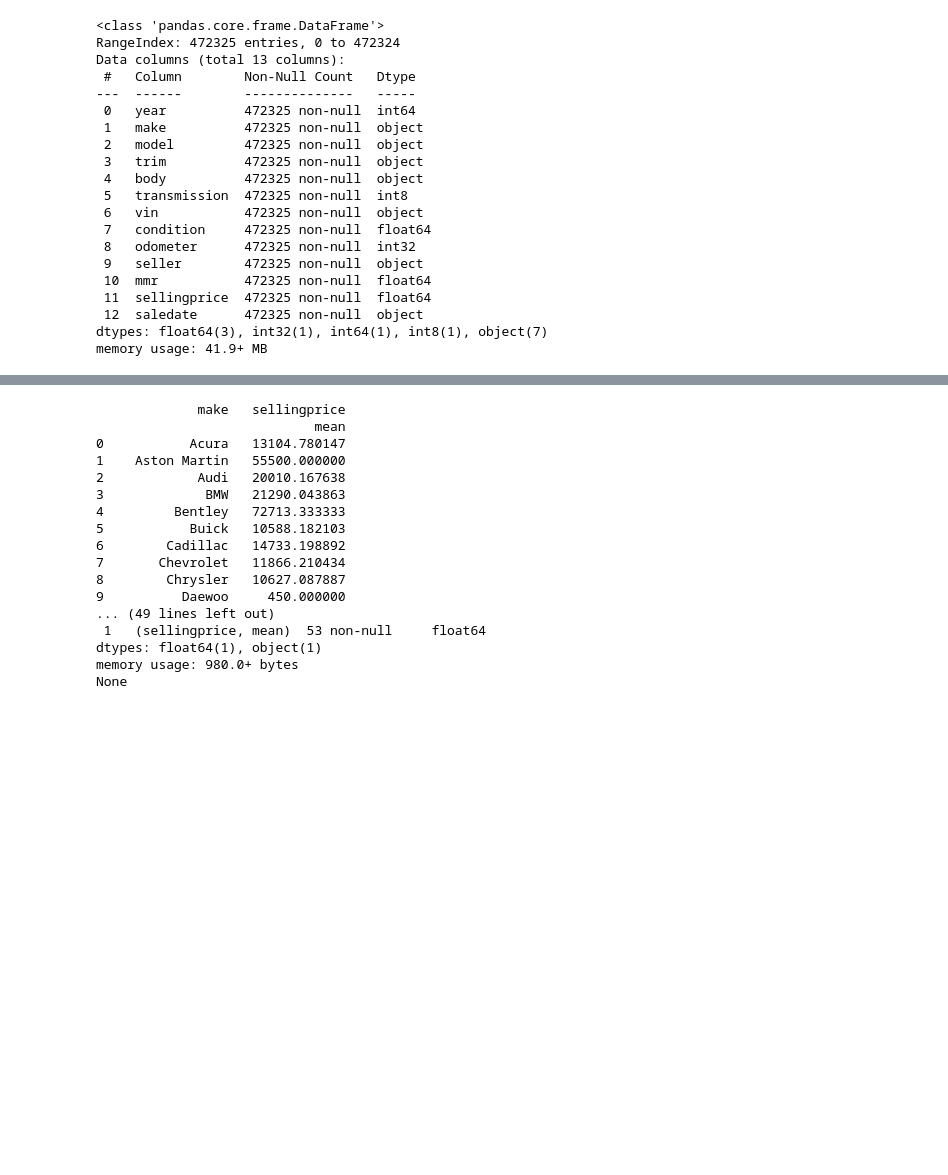
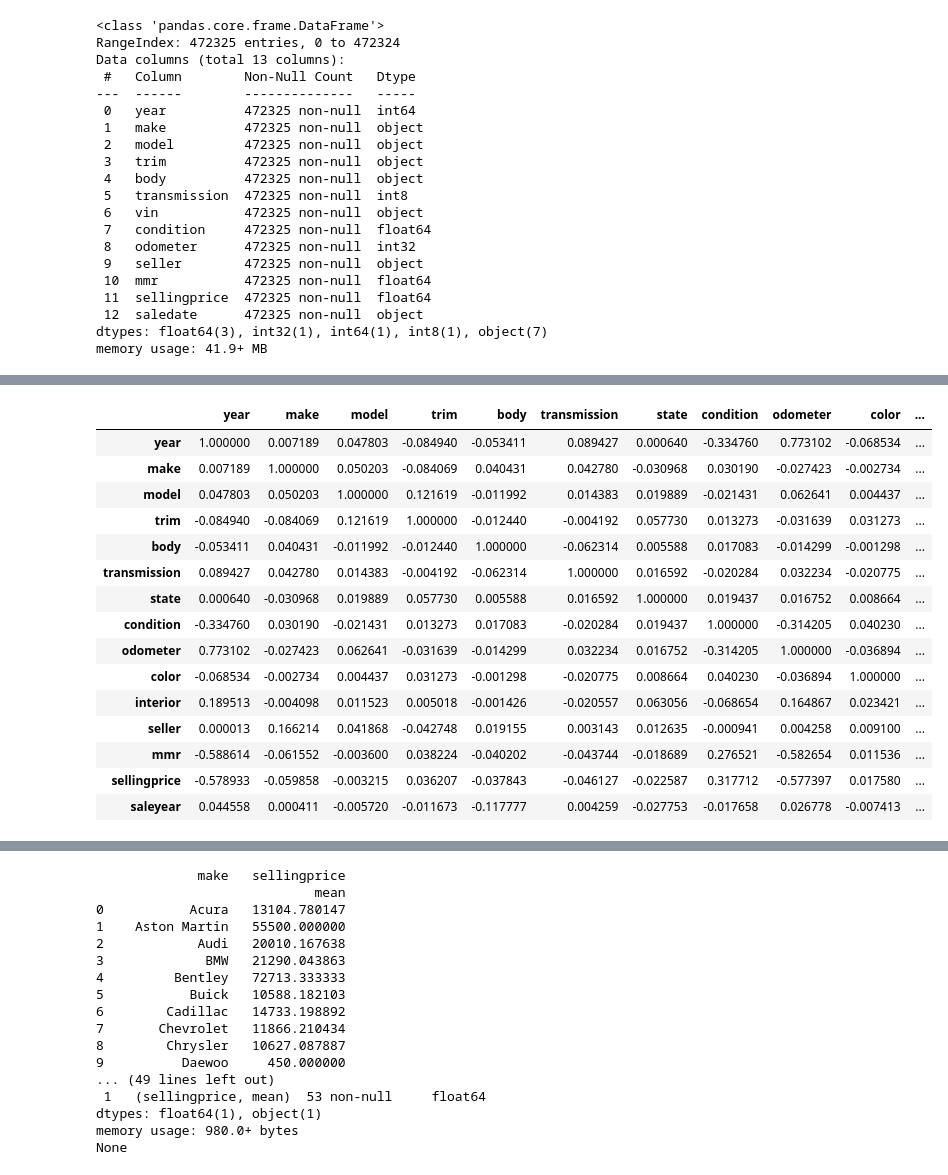
Before and after one commit to LucaMontanar1/es-python, a Jupyter notebook: macchine-prezzi/analisi.ipynb, the cells around one changed output, grey strips where cells are left out. Cells and saved outputs as stored; diff of their text form; code cells hidden in the pictures; blank space fills up the shorter version.

```diff
--- a/macchine-prezzi/analisi.ipynb
+++ b/macchine-prezzi/analisi.ipynb
@@ -228,0 +288,20 @@ memory usage: 41.9+ MB
+# %%
+#correlation table
+df_test.corr()
+# %% [output]
+|  | year | make | model | trim | body | transmission | state | condition | odometer | color | ... |
+| year | 1.000000 | 0.007189 | 0.047803 | -0.084940 | -0.053411 | 0.089427 | 0.000640 | -0.334760 | 0.773102 | -0.068534 | ... |
+| make | 0.007189 | 1.000000 | 0.050203 | -0.084069 | 0.040431 | 0.042780 | -0.030968 | 0.030190 | -0.027423 | -0.002734 | ... |
+| model | 0.047803 | 0.050203 | 1.000000 | 0.121619 | -0.011992 | 0.014383 | 0.019889 | -0.021431 | 0.062641 | 0.004437 | ... |
+| trim | -0.084940 | -0.084069 | 0.121619 | 1.000000 | -0.012440 | -0.004192 | 0.057730 | 0.013273 | -0.031639 | 0.031273 | ... |
+| body | -0.053411 | 0.040431 | -0.011992 | -0.012440 | 1.000000 | -0.062314 | 0.005588 | 0.017083 | -0.014299 | -0.001298 | ... |
+| transmission | 0.089427 | 0.042780 | 0.014383 | -0.004192 | -0.062314 | 1.000000 | 0.016592 | -0.020284 | 0.032234 | -0.020775 | ... |
+| state | 0.000640 | -0.030968 | 0.019889 | 0.057730 | 0.005588 | 0.016592 | 1.000000 | 0.019437 | 0.016752 | 0.008664 | ... |
+| condition | -0.334760 | 0.030190 | -0.021431 | 0.013273 | 0.017083 | -0.020284 | 0.019437 | 1.000000 | -0.314205 | 0.040230 | ... |
+| odometer | 0.773102 | -0.027423 | 0.062641 | -0.031639 | -0.014299 | 0.032234 | 0.016752 | -0.314205 | 1.000000 | -0.036894 | ... |
+| color | -0.068534 | -0.002734 | 0.004437 | 0.031273 | -0.001298 | -0.020775 | 0.008664 | 0.040230 | -0.036894 | 1.000000 | ... |
+| interior | 0.189513 | -0.004098 | 0.011523 | 0.005018 | -0.001426 | -0.020557 | 0.063056 | -0.068654 | 0.164867 | 0.023421 | ... |
+| seller | 0.000013 | 0.166214 | 0.041868 | -0.042748 | 0.019155 | 0.003143 | 0.012635 | -0.000941 | 0.004258 | 0.009100 | ... |
+| mmr | -0.588614 | -0.061552 | -0.003600 | 0.038224 | -0.040202 | -0.043744 | -0.018689 | 0.276521 | -0.582654 | 0.011536 | ... |
+| sellingprice | -0.578933 | -0.059858 | -0.003215 | 0.036207 | -0.037843 | -0.046127 | -0.022587 | 0.317712 | -0.577397 | 0.017580 | ... |
+| saleyear | 0.044558 | 0.000411 | -0.005720 | -0.011673 | -0.117777 | 0.004259 | -0.027753 | -0.017658 | 0.026778 | -0.007413 | ... |
```
Also changed, not shown: parts of 8 cells of this notebook.
